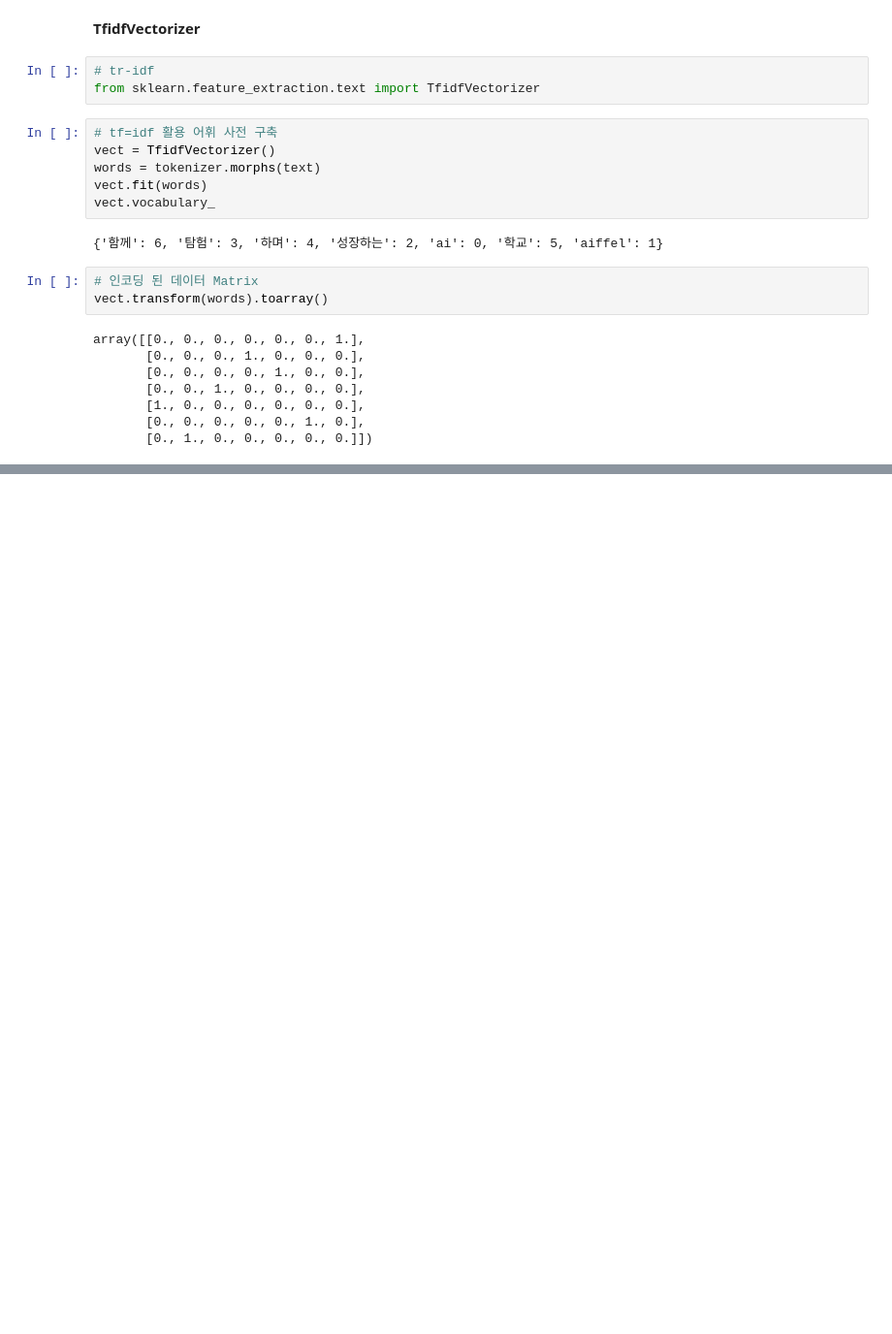
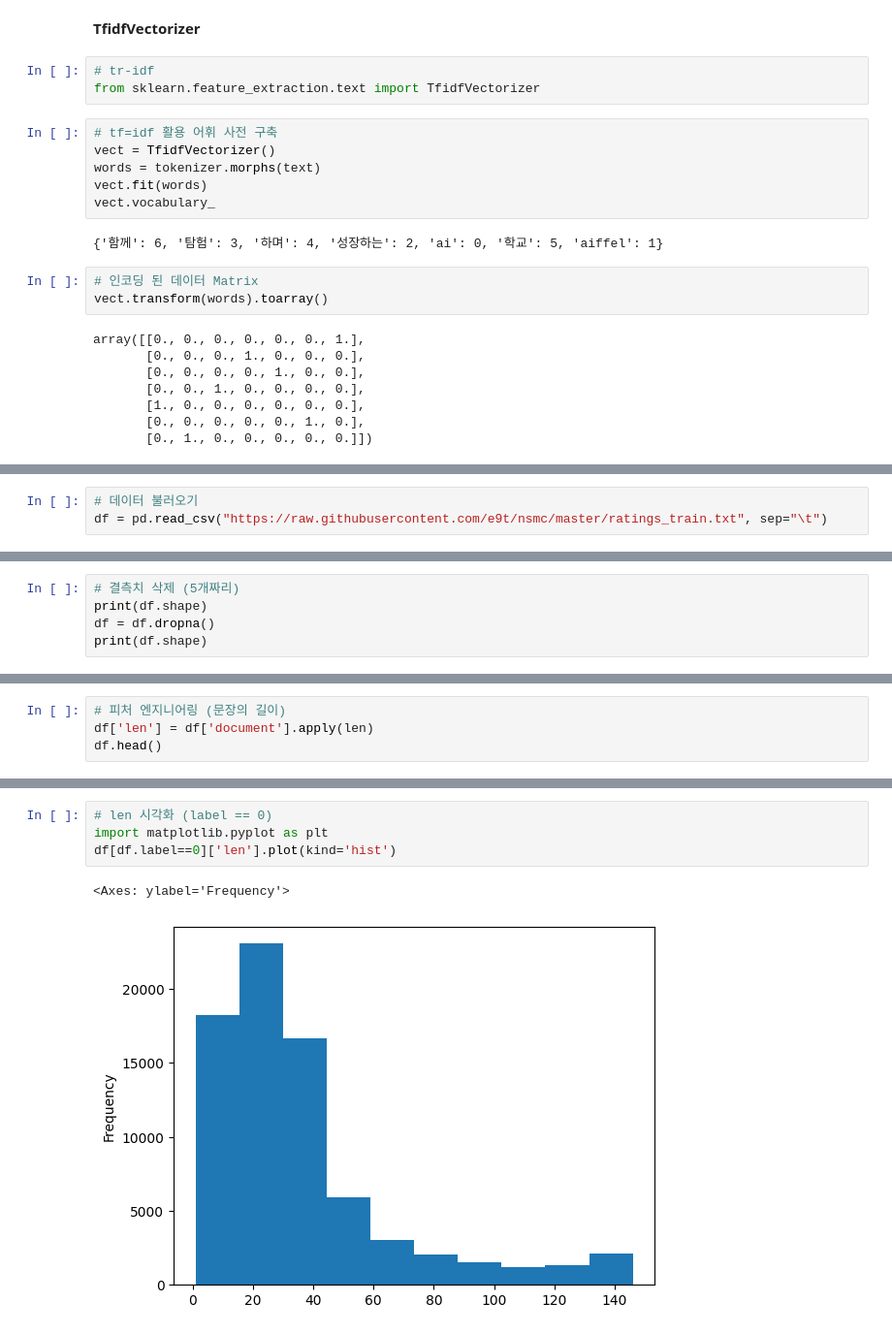
Before and after one commit to HWMV/MachineLearn, a Jupyter notebook: Machine_learning7.ipynb, the cells around one changed output, grey strips where cells are left out. Shown: that part at 97% size. Cells and saved outputs as stored; diff of their text form; blank space fills up the shorter version.

```diff
--- a/Machine_learning7.ipynb
+++ b/Machine_learning7.ipynb
@@ -170,0 +179,3 @@ array([[0., 0., 0., 0., 0., 0., 1.],
+# %%
+# 데이터 불러오기
+df = pd.read_csv("https://raw.githubusercontent.com/e9t/nsmc/master/ratings_train.txt", sep="\t")
@@ -170,0 +214,5 @@ array([[0., 0., 0., 0., 0., 0., 1.],
+# %%
+# 결측치 삭제 (5개짜리)
+print(df.shape)
+df = df.dropna()
+print(df.shape)
@@ -170,0 +222,4 @@ array([[0., 0., 0., 0., 0., 0., 1.],
+# %%
+# 피처 엔지니어링 (문장의 길이)
+df['len'] = df['document'].apply(len)
+df.head()
@@ -170,0 +233,7 @@ array([[0., 0., 0., 0., 0., 0., 1.],
+# %%
+# len 시각화 (label == 0)
+import matplotlib.pyplot as plt
+df[df.label==0]['len'].plot(kind='hist')
+# %% [output]
+<Axes: ylabel='Frequency'>
+[figure, added]
```
Also changed, not shown: parts of 16 cells of this notebook.
